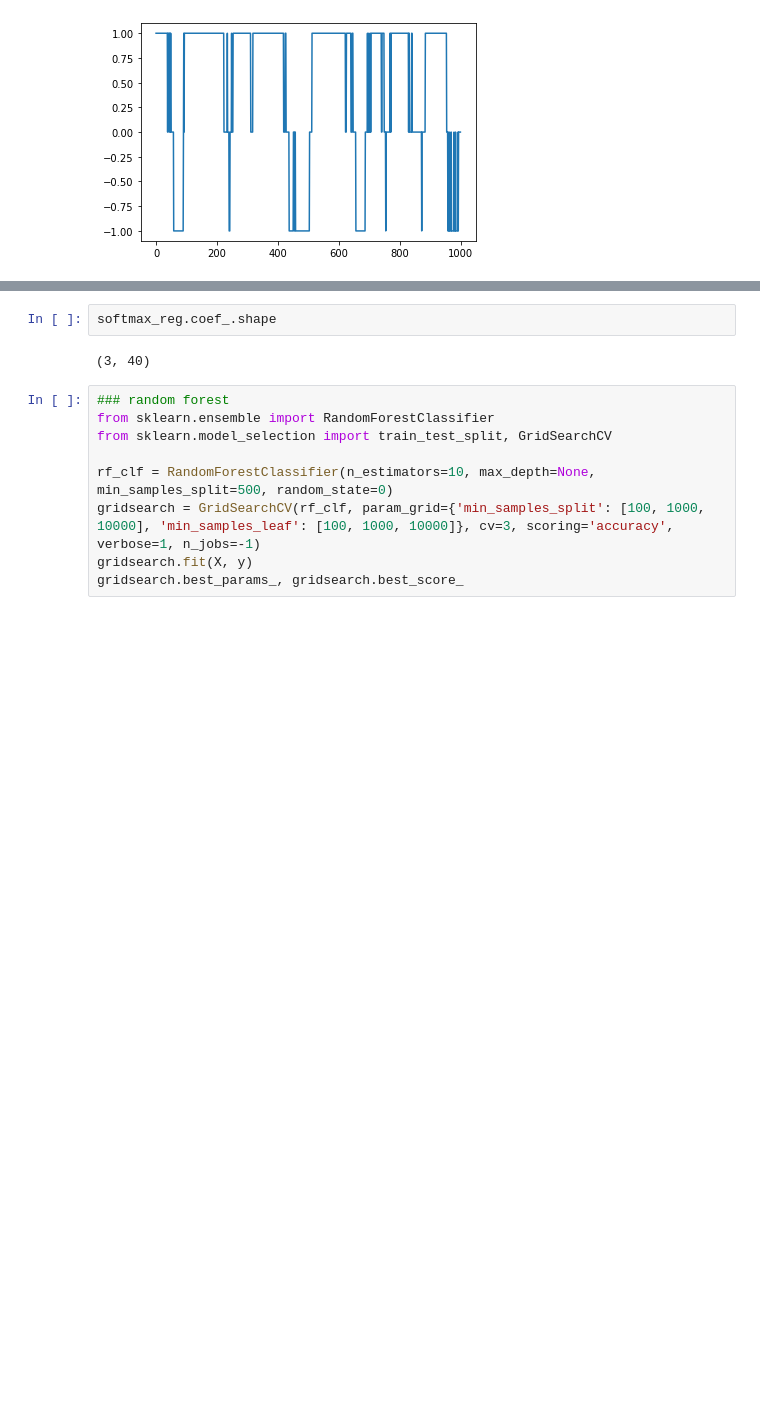
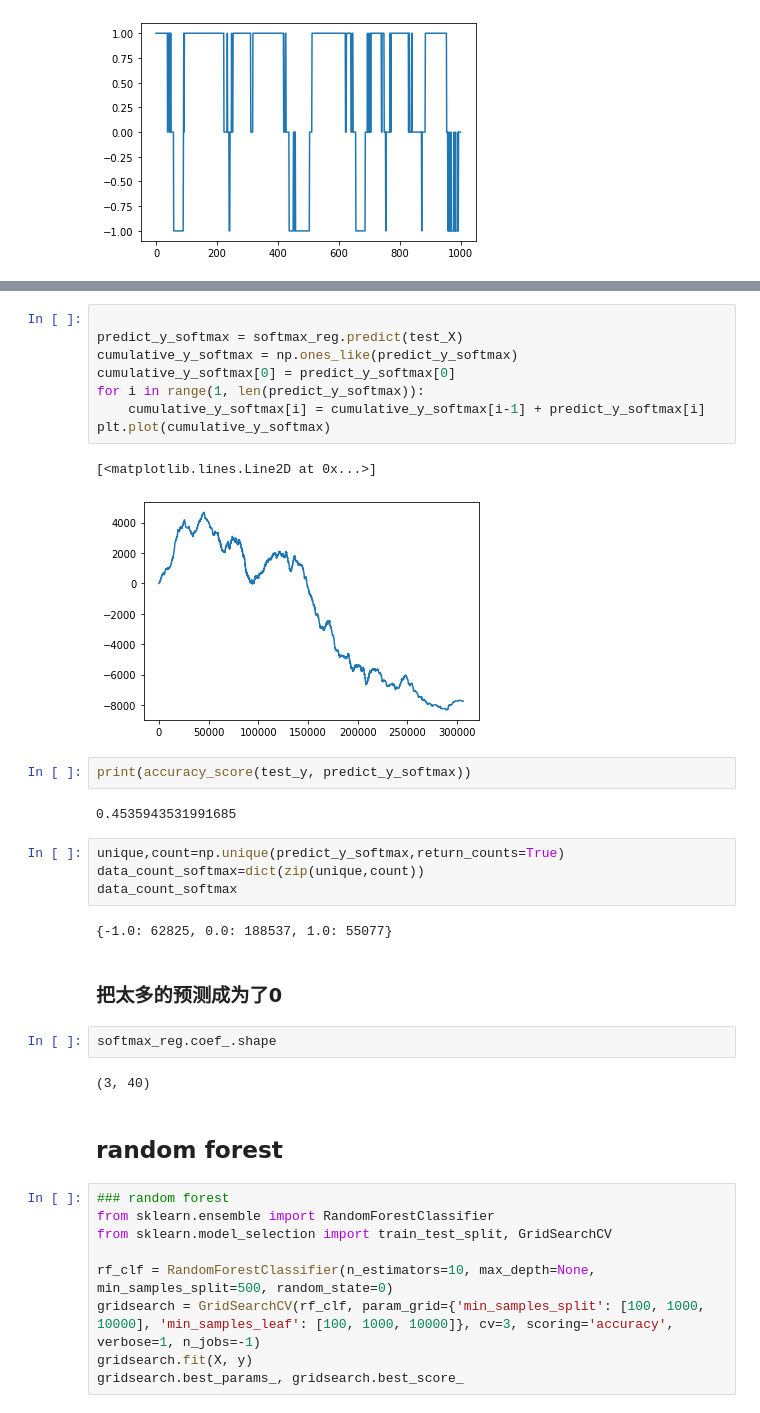
Before and after one commit to Zheng-Yi-git/High_Freq_Trading, a Jupyter notebook: demo.ipynb, the cells around one changed output, grey strips where cells are left out. Drawn from its saved outputs; the diff is of its cells as text; blank space fills up the shorter version.

```diff
--- a/demo.ipynb
+++ b/demo.ipynb
@@ -81,7 +95,47 @@ acc
+# %%
+
+predict_y_softmax = softmax_reg.predict(test_X)
+cumulative_y_softmax = np.ones_like(predict_y_softmax)
+cumulative_y_softmax[0] = predict_y_softmax[0]
+for i in range(1, len(predict_y_softmax)):
+    cumulative_y_softmax[i] = cumulative_y_softmax[i-1] + predict_y_softmax[i]
+plt.plot(cumulative_y_softmax)
+# %% [output]
+[<matplotlib.lines.Line2D at 0x...>]
+[figure, added]
+# %%
+print(accuracy_score(test_y, predict_y_softmax))
+# %% [output]
+0.4535943531991685
+# %%
+unique,count=np.unique(predict_y_softmax,return_counts=True)
+data_count_softmax=dict(zip(unique,count))
+data_count_softmax
+# %% [output]
+{-1.0: 62825, 0.0: 188537, 1.0: 55077}
+# %% [markdown]
+### 把太多的预测成为了0
 # %%
 softmax_reg.coef_.shape
 # %% [output]
 (3, 40)
+# %% [markdown]
+
+
+
+
+
+
+
+
+
+
+
+
+
+
+
+## random forest
 # %%
 ### random forest
 from sklearn.ensemble import RandomForestClassifier
```
Also changed, not shown: parts of 34 cells of this notebook.
